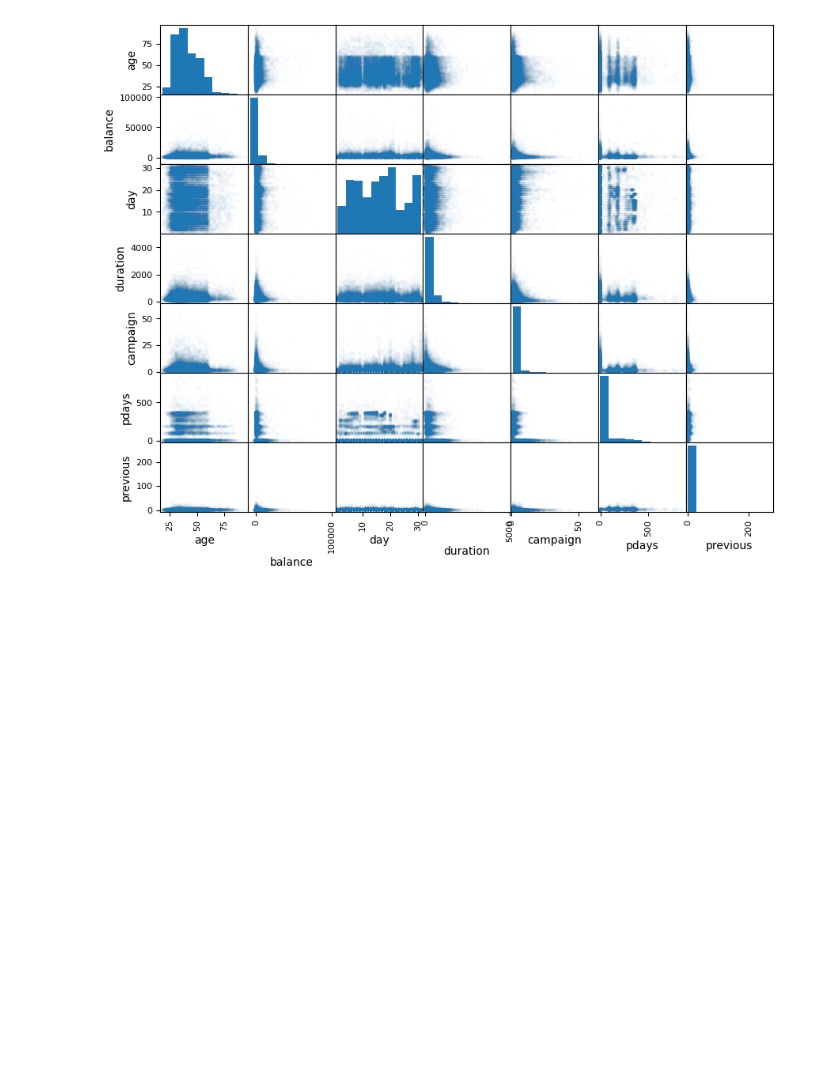
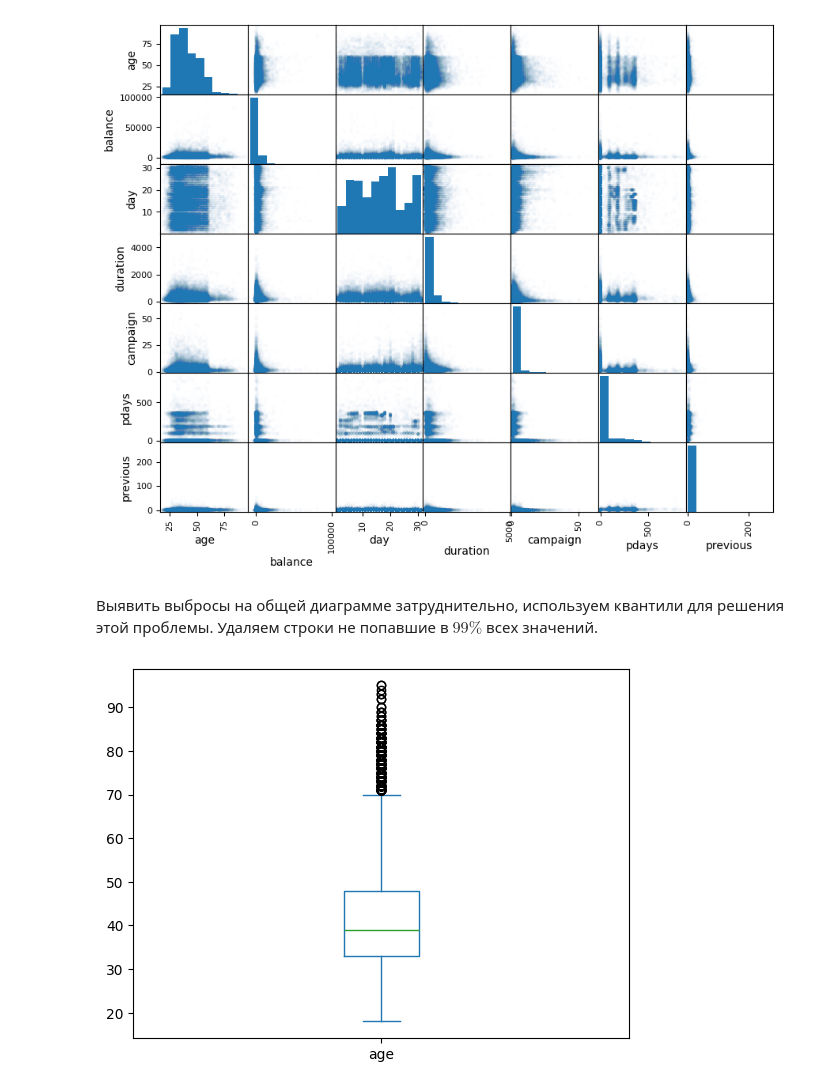
Before and after one commit to a1xsa/machine_learning, a Jupyter notebook: bank.ipynb, the cells around one changed output. Cells and saved outputs as stored; diff of their text form; code cells hidden in the pictures; blank space fills up the shorter version.

```diff
--- a/bank.ipynb
+++ b/bank.ipynb
@@ -304,3 +308,10 @@ pd.plotting.scatter_matrix(data_all, figsize = (10, 8),alpha=.01)
 pass
 # %% [output]
 [figure]
+# %% [markdown]
+Выявить выбросы на общей диаграмме затруднительно, используем квантили для решения этой проблемы. Удаляем строки не попавшие в  $99\%$ всех значений.
+# %%
+data_all['age'].plot(kind='box')
+pass
+# %% [output]
+[figure, added]
```
Also changed, not shown: parts of 17 cells of this notebook.
